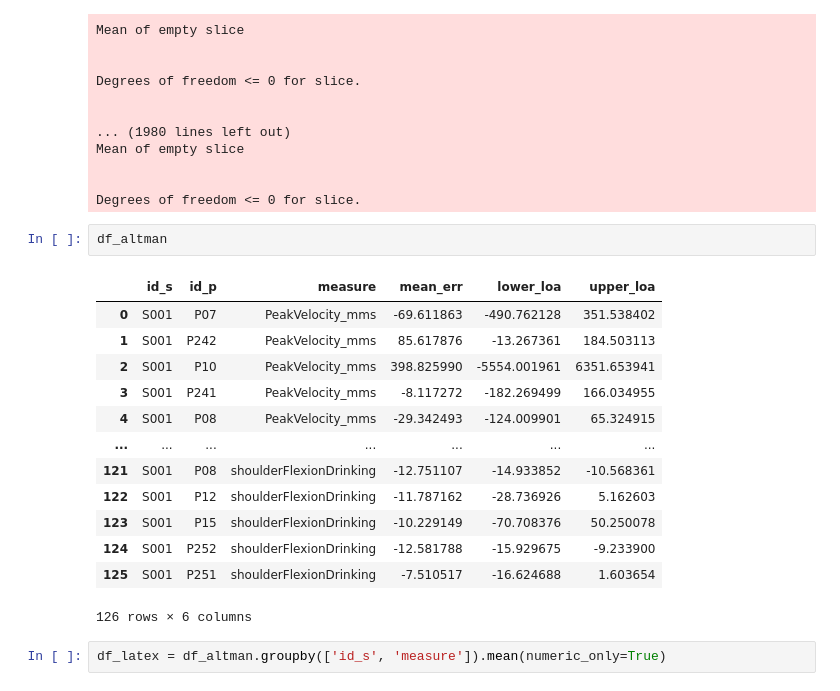
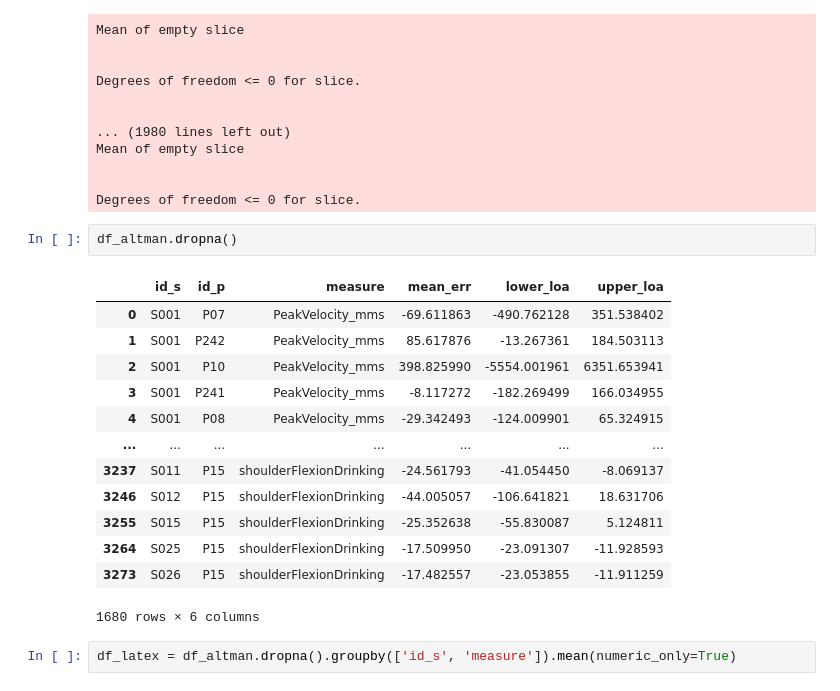
Before and after one commit to j-ullrich/iDrink_MMC_validation, a Jupyter notebook: src/notebooks/bland_altman.ipynb, the cells around one changed output. Saved outputs shown, nothing was run; the diff lists cells and outputs as text.

```diff
--- a/src/notebooks/bland_altman.ipynb
+++ b/src/notebooks/bland_altman.ipynb
@@ -337,20 +337,20 @@ Mean of empty slice
 
 Degrees of freedom <= 0 for slice.
 # %%
-df_altman
+df_altman.dropna()
 # %% [output]
 |  | id_s | id_p | measure | mean_err | lower_loa | upper_loa |
 | 0 | S001 | P07 | PeakVelocity_mms | -69.611863 | -490.762128 | 351.538402 |
 | 1 | S001 | P242 | PeakVelocity_mms | 85.617876 | -13.267361 | 184.503113 |
 | 2 | S001 | P10 | PeakVelocity_mms | 398.825990 | -5554.001961 | 6351.653941 |
 | 3 | S001 | P241 | PeakVelocity_mms | -8.117272 | -182.269499 | 166.034955 |
 | 4 | S001 | P08 | PeakVelocity_mms | -29.342493 | -124.009901 | 65.324915 |
 | ... | ... | ... | ... | ... | ... | ... |
-| 121 | S001 | P08 | shoulderFlexionDrinking | -12.751107 | -14.933852 | -10.568361 |
-| 122 | S001 | P12 | shoulderFlexionDrinking | -11.787162 | -28.736926 | 5.162603 |
-| 123 | S001 | P15 | shoulderFlexionDrinking | -10.229149 | -70.708376 | 50.250078 |
-| 124 | S001 | P252 | shoulderFlexionDrinking | -12.581788 | -15.929675 | -9.233900 |
-| 125 | S001 | P251 | shoulderFlexionDrinking | -7.510517 | -16.624688 | 1.603654 |
+| 3237 | S011 | P15 | shoulderFlexionDrinking | -24.561793 | -41.054450 | -8.069137 |
+| 3246 | S012 | P15 | shoulderFlexionDrinking | -44.005057 | -106.641821 | 18.631706 |
+| 3255 | S015 | P15 | shoulderFlexionDrinking | -25.352638 | -55.830087 | 5.124811 |
+| 3264 | S025 | P15 | shoulderFlexionDrinking | -17.509950 | -23.091307 | -11.928593 |
+| 3273 | S026 | P15 | shoulderFlexionDrinking | -17.482557 | -23.053855 | -11.911259 |
-126 rows × 6 columns
+1680 rows × 6 columns
 # %%
-df_latex = df_altman.groupby(['id_s', 'measure']).mean(numeric_only=True)
+df_latex = df_altman.dropna().groupby(['id_s', 'measure']).mean(numeric_only=True)
```
Also changed, not shown: parts of 4 cells of this notebook.
